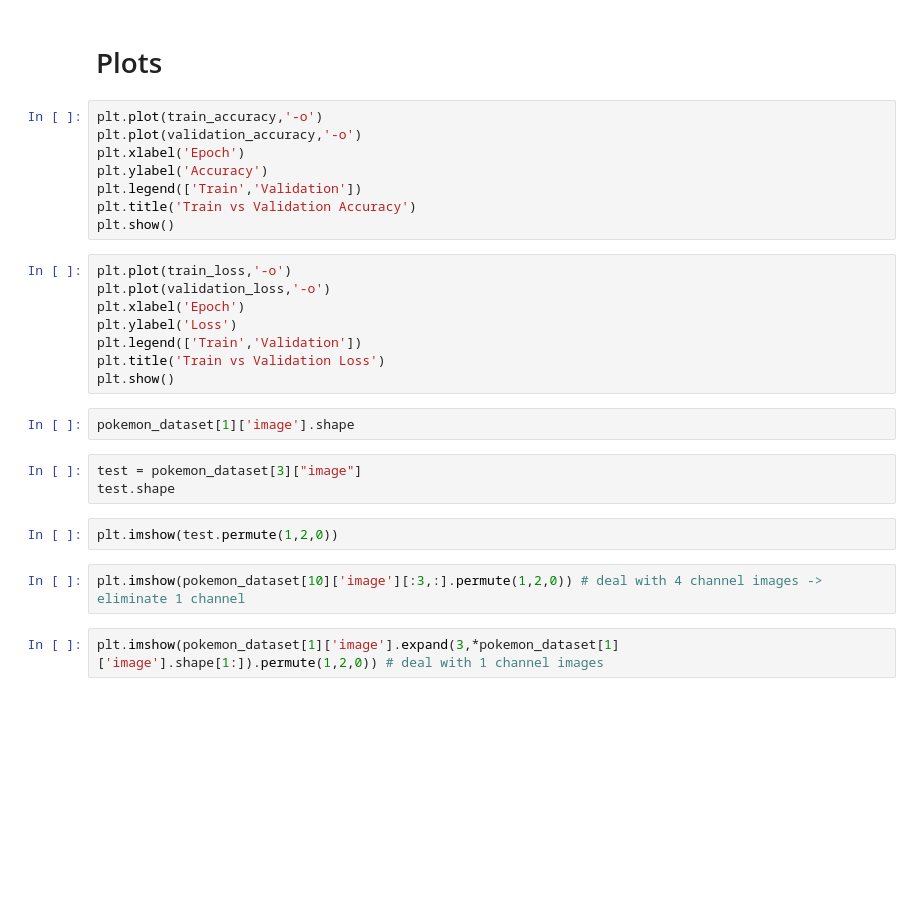
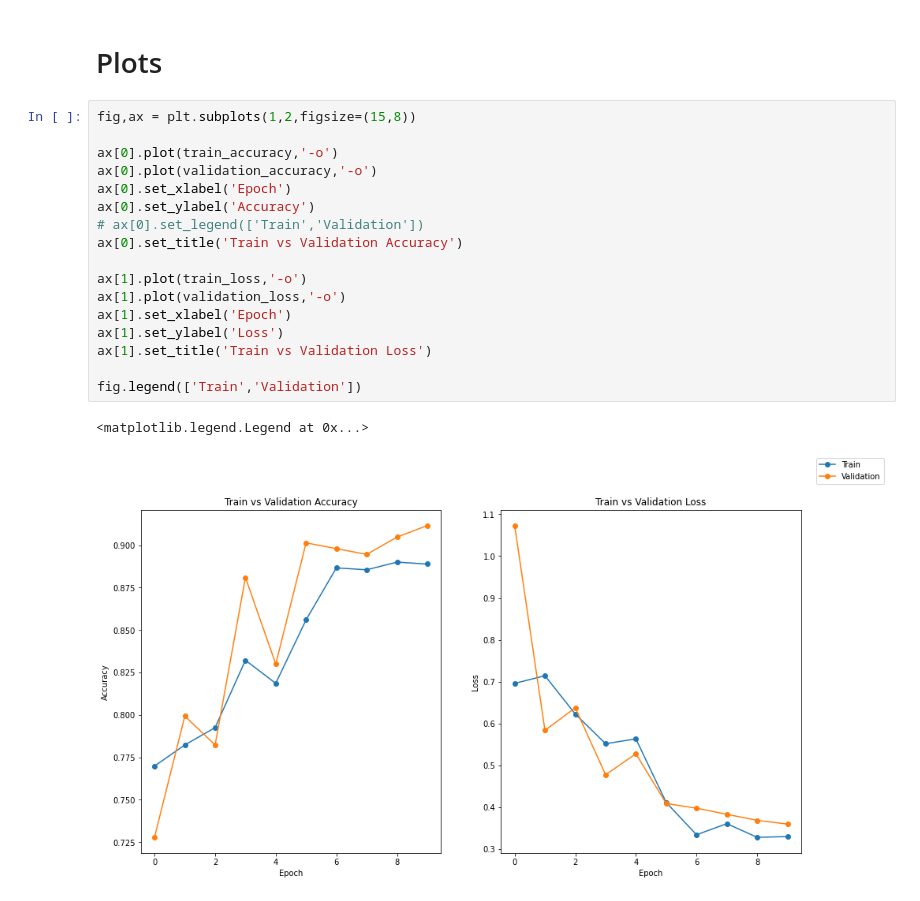
Before and after one commit to GianfrancoIngratta/AlexNet_Pokedex, a Jupyter notebook: myPokedex.ipynb, the cells around one changed output. Saved outputs shown, nothing was run; the diff lists cells and outputs as text; blank space fills up the shorter version.

```diff
--- a/myPokedex.ipynb
+++ b/myPokedex.ipynb
@@ -319,29 +386,22 @@ with torch.no_grad():
 # %% [markdown]
 # Plots
-# %%
-plt.plot(train_accuracy,'-o')
-plt.plot(validation_accuracy,'-o')
-plt.xlabel('Epoch')
-plt.ylabel('Accuracy')
-plt.legend(['Train','Validation'])
-plt.title('Train vs Validation Accuracy')
-plt.show()
-# %%
-plt.plot(train_loss,'-o')
-plt.plot(validation_loss,'-o')
-plt.xlabel('Epoch')
-plt.ylabel('Loss')
-plt.legend(['Train','Validation'])
-plt.title('Train vs Validation Loss')
-plt.show()
-# %%
-pokemon_dataset[1]['image'].shape
-# %%
-test = pokemon_dataset[3]["image"]
-test.shape
-# %%
-plt.imshow(test.permute(1,2,0))
-# %%
-plt.imshow(pokemon_dataset[10]['image'][:3,:].permute(1,2,0)) # deal with 4 channel images -> eliminate 1 channel
-# %%
-plt.imshow(pokemon_dataset[1]['image'].expand(3,*pokemon_dataset[1]['image'].shape[1:]).permute(1,2,0)) # deal with 1 channel images
+# %%
+fig,ax = plt.subplots(1,2,figsize=(15,8))
+
+ax[0].plot(train_accuracy,'-o')
+ax[0].plot(validation_accuracy,'-o')
+ax[0].set_xlabel('Epoch')
+ax[0].set_ylabel('Accuracy')
+# ax[0].set_legend(['Train','Validation'])
+ax[0].set_title('Train vs Validation Accuracy')
+
+ax[1].plot(train_loss,'-o')
+ax[1].plot(validation_loss,'-o')
+ax[1].set_xlabel('Epoch')
+ax[1].set_ylabel('Loss')
+ax[1].set_title('Train vs Validation Loss')
+
+fig.legend(['Train','Validation'])
+# %% [output]
+<matplotlib.legend.Legend at 0x...>
+[figure, added]
```
Also changed, not shown: parts of 21 cells of this notebook.
